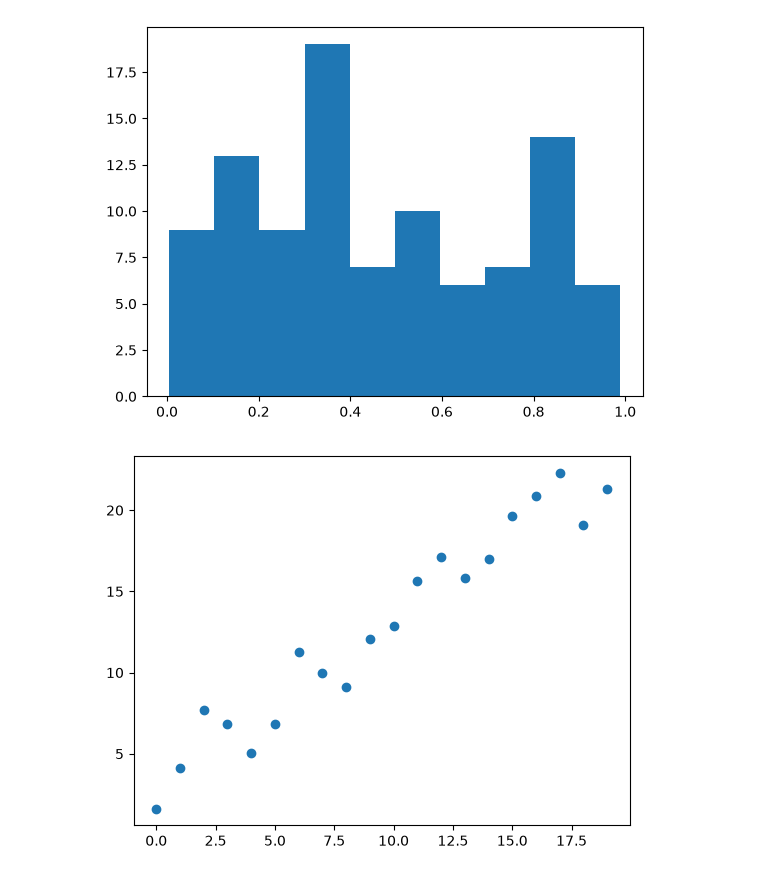
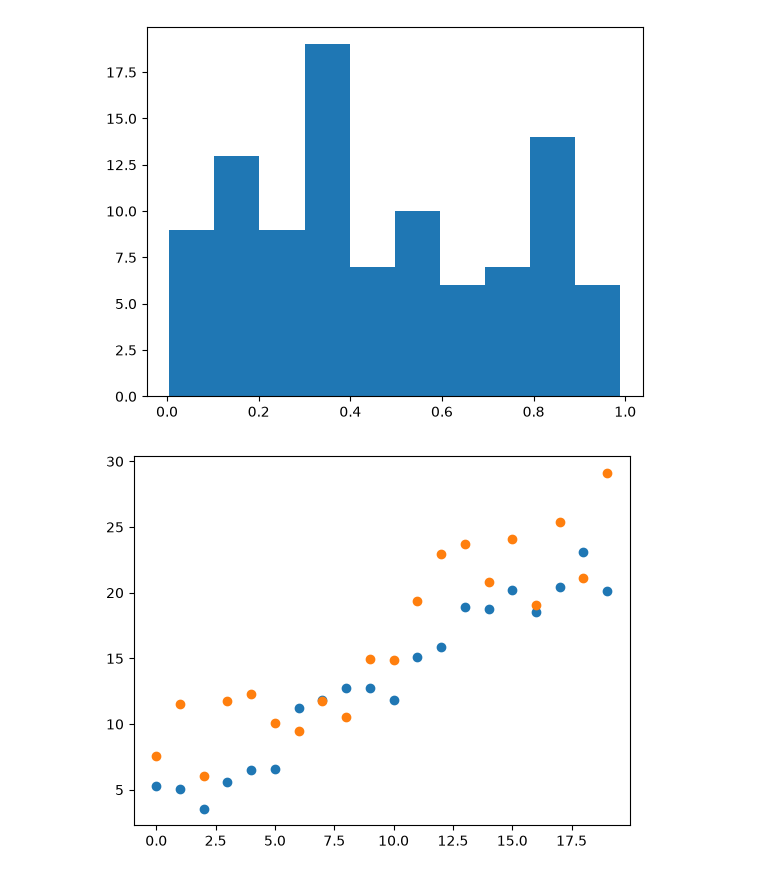
Before and after one commit to Anurag07-07/DSML-, a Jupyter notebook: day22.ipynb, the cells around one changed output. Cells and saved outputs as stored; diff of their text form; code cells hidden in the pictures.

Commit message:
MatplotLib Done

```diff
--- a/day22.ipynb
+++ b/day22.ipynb
@@ -401,9 +401,13 @@ plt.hist(vals)
  <BarContainer object of 10 artists>)
 [figure]
 # %%
+import matplotlib.pyplot as plt
+import numpy as np
 x = np.arange(20)
-y = np.linspace(1,20,20)+np.random.rand(20)*5
-plt.scatter(x,y)
+y1 = np.linspace(1,20,20)+np.random.rand(20)*5
+y2 = np.linspace(1,20,20)+np.random.rand(20)*10
+plt.scatter(x,y1)
+plt.scatter(x,y2)
 plt.show()
 # %% [output]
-[figure, old version]
+[figure, new version]
```
Also changed, not shown: parts of 17 cells of this notebook.
